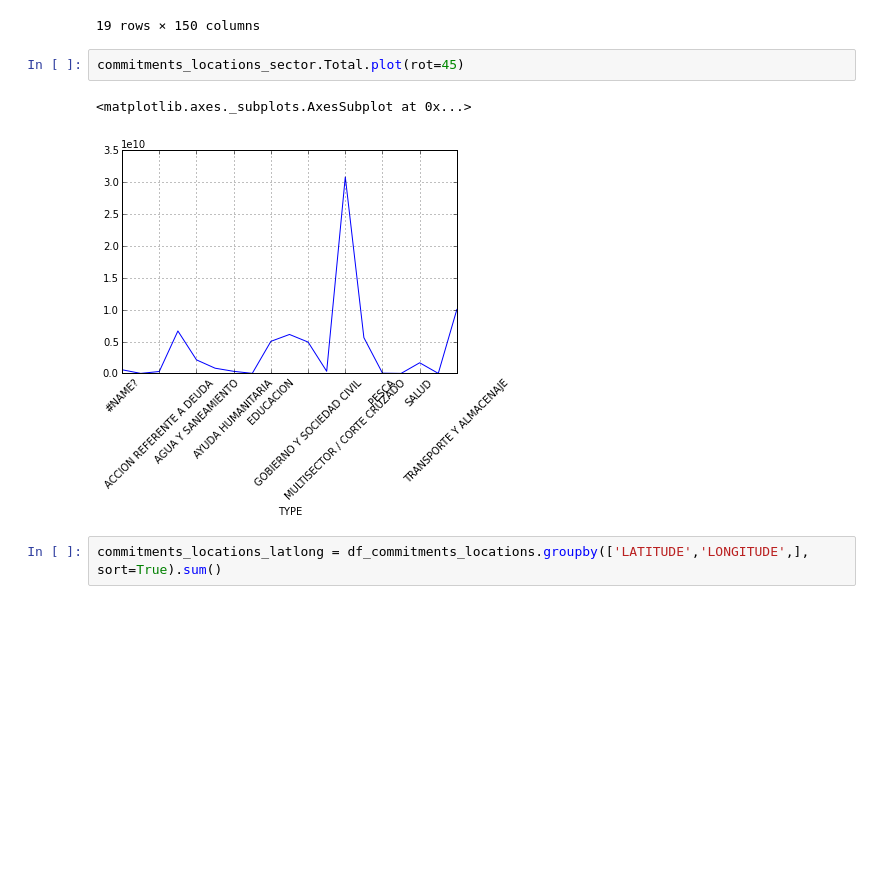
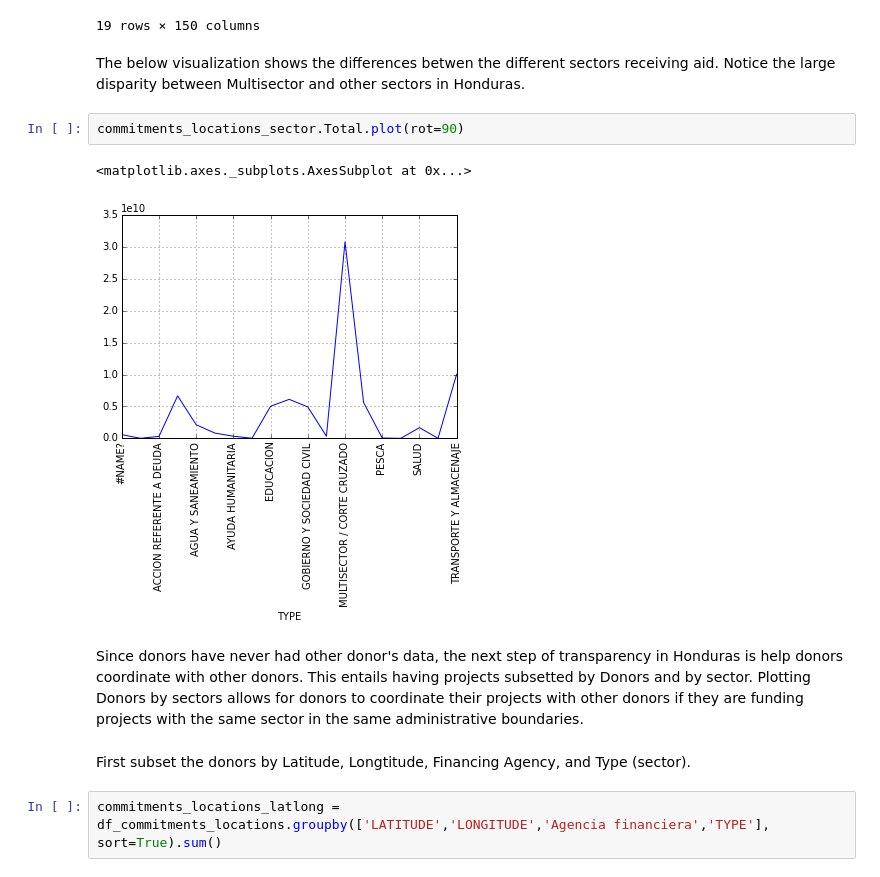
Before and after one commit to bcarancibia/CUNY_IS_602, a Jupyter notebook: Project/bcarancibia_final_project.ipynb, the cells around one changed output. Cells and saved outputs as stored; diff of their text form; blank space fills up the shorter version.

Commit message:
Update Project

```diff
--- a/Project/bcarancibia_final_project.ipynb
+++ b/Project/bcarancibia_final_project.ipynb
@@ -103,13 +107,19 @@ commitments_locations_sector
 | SILVICULTURA | 231.469610 | -1303.139390 | NaN | 0 | 0 | 0 | ... |
 | TRANSPORTE Y ALMACENAJE | 4383.774155 | -26419.098370 | NaN | 0 | 0 | 0 | ... |
 19 rows × 150 columns
+# %% [markdown]
+The below visualization shows the differences betwen the different sectors receiving aid. Notice the large disparity between Multisector and other sectors in Honduras.
 # %%
-commitments_locations_sector.Total.plot(rot=45)
+commitments_locations_sector.Total.plot(rot=90)
 # %% [output]
 <matplotlib.axes._subplots.AxesSubplot at 0x...>
-[figure, old version]
+[figure, new version]
+# %% [markdown]
+Since donors have never had other donor's data, the next step of transparency in Honduras is help donors coordinate with other donors. This entails having projects subsetted by Donors and by sector. Plotting Donors by sectors allows for donors to coordinate their projects with other donors if they are funding projects with the same sector in the same administrative boundaries.
+# %% [markdown]
+First subset the donors by Latitude, Longtitude, Financing Agency, and Type (sector).
 # %%
-commitments_locations_latlong = df_commitments_locations.groupby(['LATITUDE','LONGITUDE',], sort=True).sum()
+commitments_locations_latlong = df_commitments_locations.groupby(['LATITUDE','LONGITUDE','Agencia financiera','TYPE'], sort=True).sum()
 # %%
 commitments_locations_latlong
 # %% [output]
```
Also changed, not shown: parts of 5 cells of this notebook, 1 other file.
